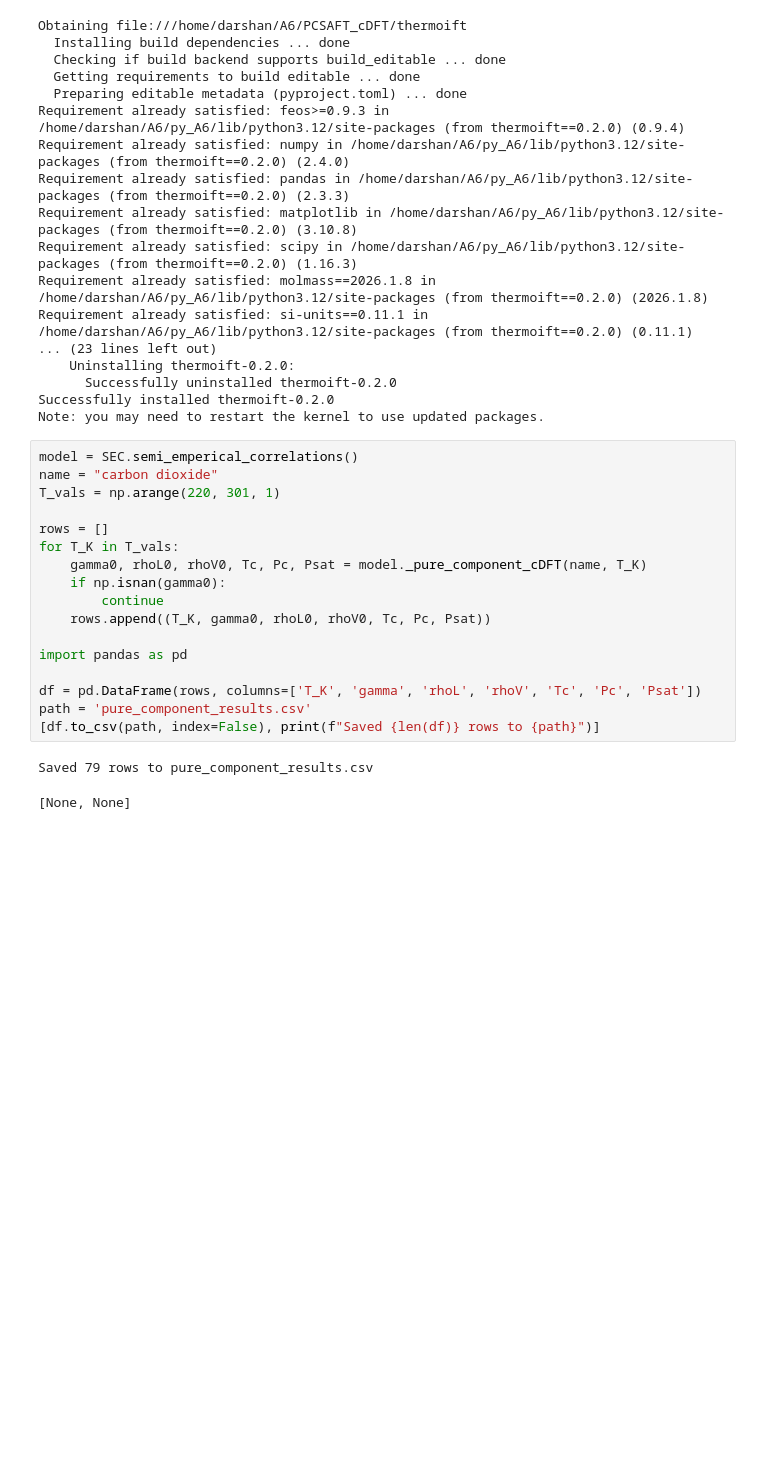
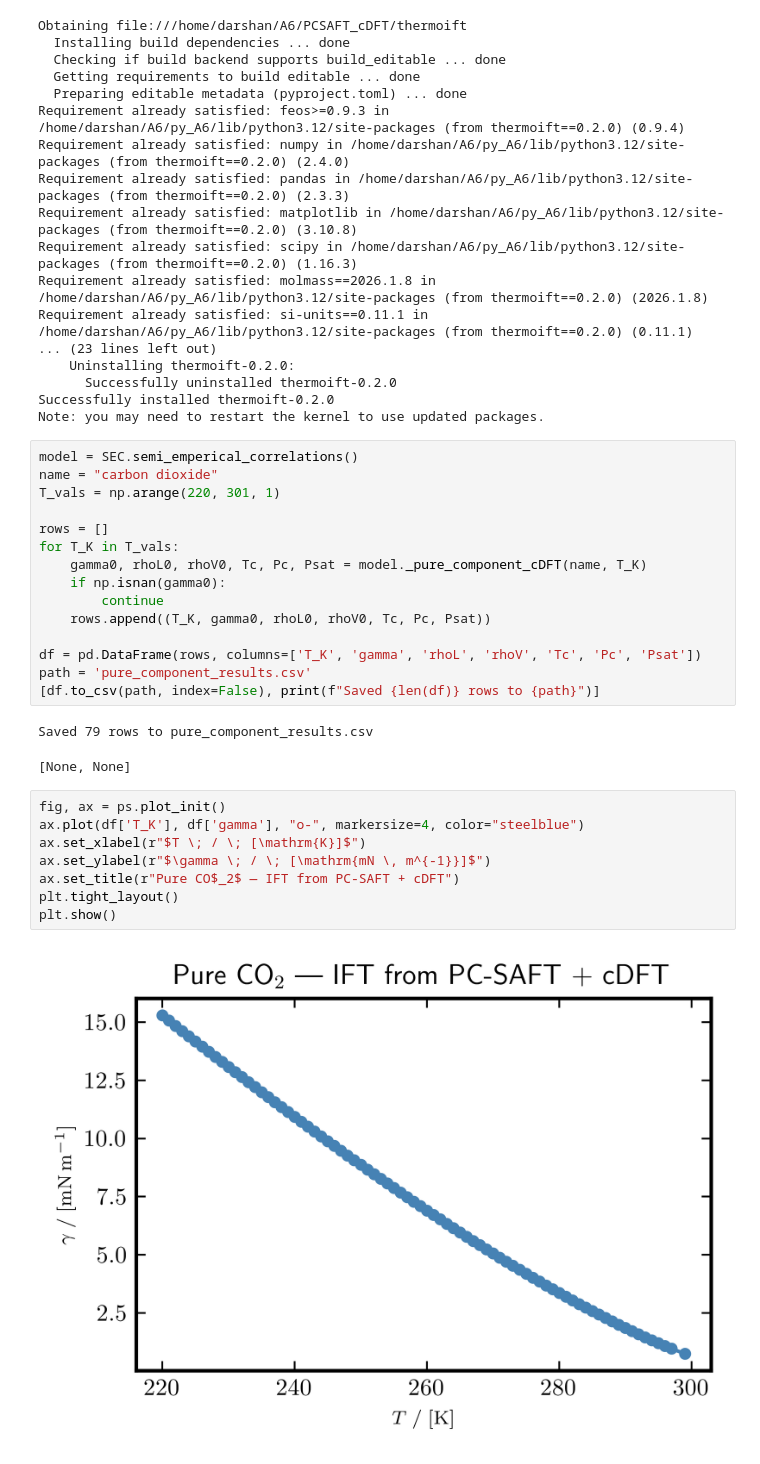
Before and after one commit to Darz2/co2-impurities-ml-surrogates, a Jupyter notebook: PCSAFT_cDFT/symbolic_regression/Pure_component.ipynb, the cells around one changed output. Saved outputs shown, nothing was run; the diff lists cells and outputs as text; blank space fills up the shorter version.

Commit message:
Pure-CO2 symbolic regression (A6)

```diff
--- a/PCSAFT_cDFT/symbolic_regression/Pure_component.ipynb
+++ b/PCSAFT_cDFT/symbolic_regression/Pure_component.ipynb
@@ -37,11 +37,19 @@ for T_K in T_vals:
         continue
     rows.append((T_K, gamma0, rhoL0, rhoV0, Tc, Pc, Psat))
 
-import pandas as pd
-
 df = pd.DataFrame(rows, columns=['T_K', 'gamma', 'rhoL', 'rhoV', 'Tc', 'Pc', 'Psat'])
 path = 'pure_component_results.csv'
 [df.to_csv(path, index=False), print(f"Saved {len(df)} rows to {path}")]
 # %% [output]
 Saved 79 rows to pure_component_results.csv
 [None, None]
+# %%
+fig, ax = ps.plot_init()
+ax.plot(df['T_K'], df['gamma'], "o-", markersize=4, color="steelblue")
+ax.set_xlabel(r"$T \; / \; [\mathrm{K}]$")
+ax.set_ylabel(r"$\gamma \; / \; [\mathrm{mN \, m^{-1}}]$")
+ax.set_title(r"Pure CO$_2$ — IFT from PC-SAFT + cDFT")
+plt.tight_layout()
+plt.show()
+# %% [output]
+[figure, added]
```
Also changed, not shown: 5 other files.
